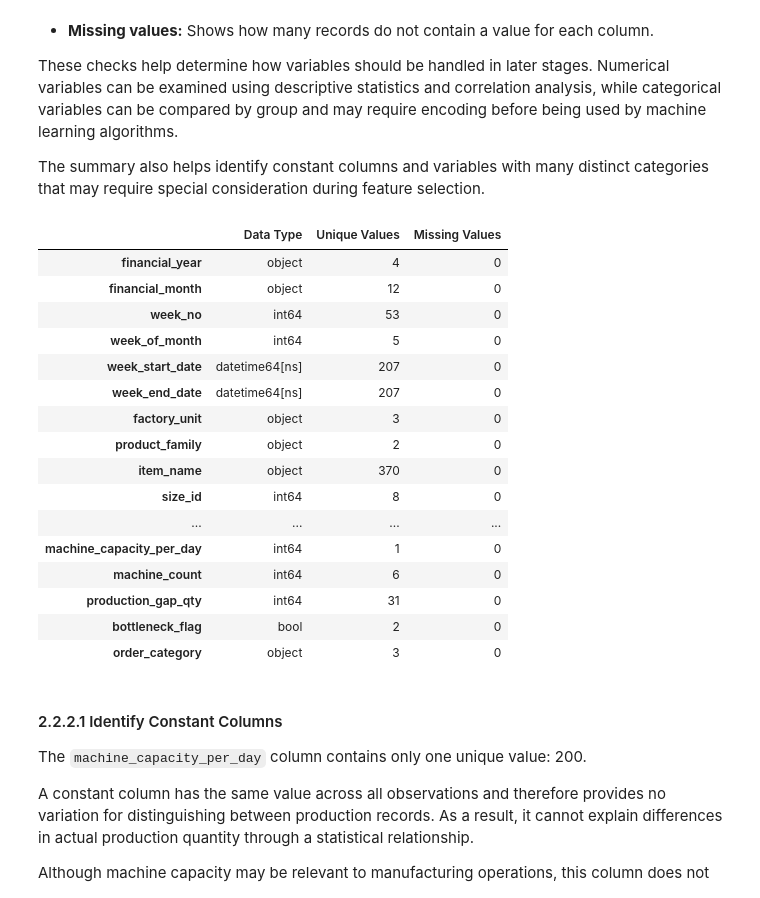
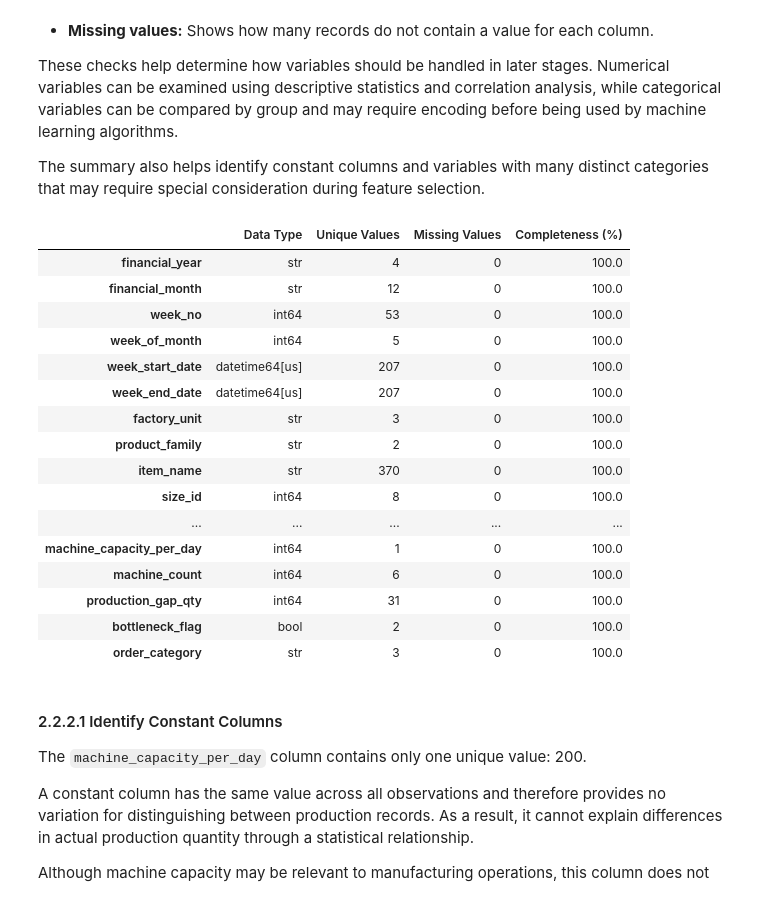
Before and after one commit to visurarodrigo/production-DI, a Jupyter notebook: notebooks/02_EDA.ipynb, the cells around one changed output. Cells and saved outputs as stored; diff of their text form; code cells hidden in the pictures.

```diff
--- a/notebooks/02_EDA.ipynb
+++ b/notebooks/02_EDA.ipynb
@@ -59,8 +61,36 @@ Date information is particularly important in production forecasting because obs
 This step prepares the dataset for EDA without changing the production quantities or other feature values.
 # %%
 
+
 # Load the preprocessed dataset
-df = pd.read_csv('DI_Leather_preprocessed.csv')
+file_path = Path("../data/processed/DI_Leather_preprocessed.csv")
+
+if not file_path.exists():
+    raise FileNotFoundError(
+        f"Preprocessed dataset not found: {file_path.resolve()}\n"
+        "Run Notebook 1 first and confirm that the cleaned CSV "
+        "was saved in data/processed/."
+    )
+
+df = pd.read_csv(file_path)
+
+# Convert date columns to datetime where available
+date_cols = ["week_start_date", "week_end_date"]
+
+for col in date_cols:
+    if col in df.columns:
+        df[col] = pd.to_datetime(df[col], errors="raise")
+
+print("Dataset loaded successfully.")
+print(f"Dataset shape: {df.shape}")
+print("Date range:")
+if "week_start_date" in df.columns:
+    print("First week:", df["week_start_date"].min())
+if "week_end_date" in df.columns:
+    print("Last week:", df["week_end_date"].max())
+
+display(df.head())
+
 
 # Convert date columns to datetime format
 df['week_start_date'] = pd.to_datetime(df['week_start_date'])
@@ -143,31 +185,37 @@ These checks help determine how variables should be handled in later stages. Num
 
 The summary also helps identify constant columns and variables with many distinct categories that may require special consideration during feature selection.
 # %%
+
+# Summarise data types, unique values, missing values, and completeness
+
 dtype_summary = pd.DataFrame({
-    'Data Type': df.dtypes,
-    'Unique Values': df.nunique(),
-    'Missing Values': df.isnull().sum()
+    "Data Type": df.dtypes.astype(str),
+    "Unique Values": df.nunique(dropna=True),
+    "Missing Values": df.isna().sum(),
+    "Completeness (%)": (
+        (1 - df.isna().sum() / len(df)) * 100
+    ).round(2)
 })
 
-dtype_summary
+display(dtype_summary)
 # %% [output]
-|  | Data Type | Unique Values | Missing Values |
-| financial_year | object | 4 | 0 |
-| financial_month | object | 12 | 0 |
-| week_no | int64 | 53 | 0 |
-| week_of_month | int64 | 5 | 0 |
-| week_start_date | datetime64[ns] | 207 | 0 |
-| week_end_date | datetime64[ns] | 207 | 0 |
-| factory_unit | object | 3 | 0 |
-| product_family | object | 2 | 0 |
-| item_name | object | 370 | 0 |
-| size_id | int64 | 8 | 0 |
-| ... | ... | ... | ... |
-| machine_capacity_per_day | int64 | 1 | 0 |
-| machine_count | int64 | 6 | 0 |
-| production_gap_qty | int64 | 31 | 0 |
-| bottleneck_flag | bool | 2 | 0 |
-| order_category | object | 3 | 0 |
+|  | Data Type | Unique Values | Missing Values | Completeness (%) |
+| financial_year | str | 4 | 0 | 100.0 |
+| financial_month | str | 12 | 0 | 100.0 |
+| week_no | int64 | 53 | 0 | 100.0 |
+| week_of_month | int64 | 5 | 0 | 100.0 |
+| week_start_date | datetime64[us] | 207 | 0 | 100.0 |
+| week_end_date | datetime64[us] | 207 | 0 | 100.0 |
+| factory_unit | str | 3 | 0 | 100.0 |
+| product_family | str | 2 | 0 | 100.0 |
+| item_name | str | 370 | 0 | 100.0 |
+| size_id | int64 | 8 | 0 | 100.0 |
+| ... | ... | ... | ... | ... |
+| machine_capacity_per_day | int64 | 1 | 0 | 100.0 |
+| machine_count | int64 | 6 | 0 | 100.0 |
+| production_gap_qty | int64 | 31 | 0 | 100.0 |
+| bottleneck_flag | bool | 2 | 0 | 100.0 |
+| order_category | str | 3 | 0 | 100.0 |
 # %% [markdown]
 #### 2.2.2.1 Identify Constant Columns
 
```
Also changed, not shown: parts of 16 cells of this notebook, 5 other files.
